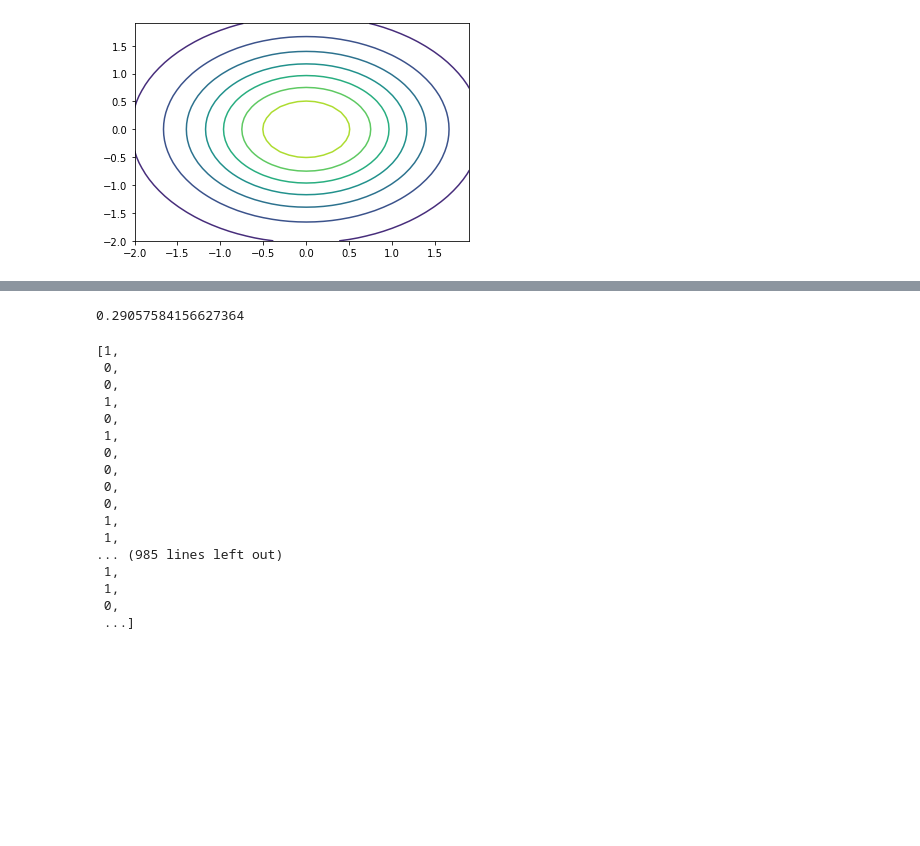
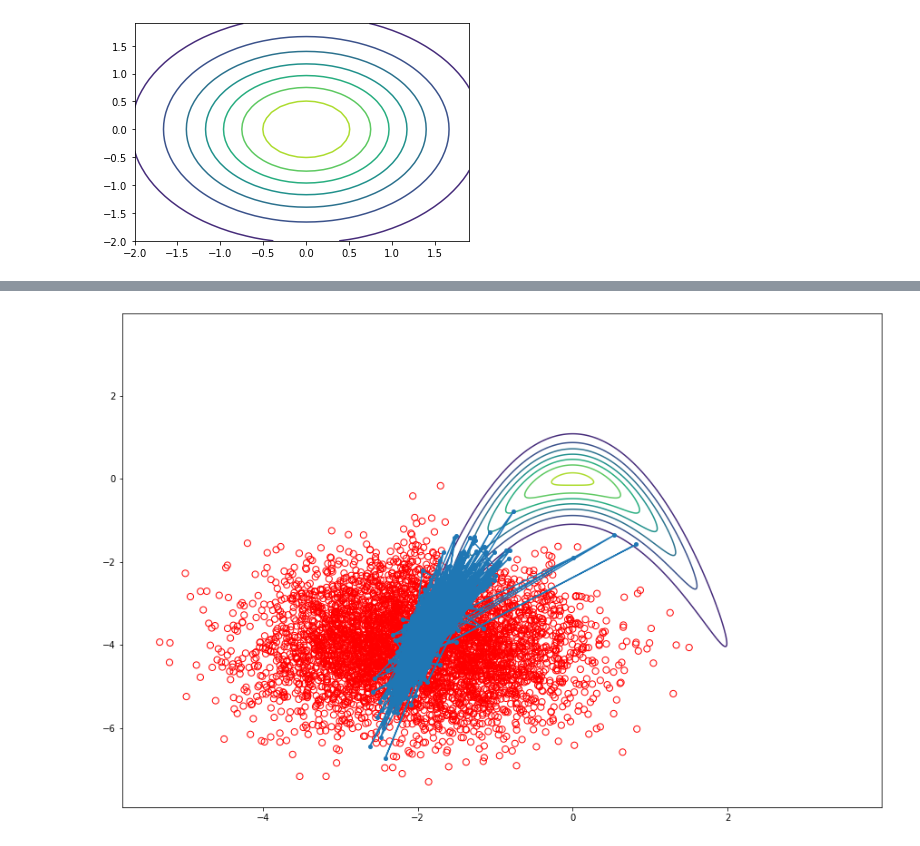
Before and after one commit to GeorgeLiang3/repository1, a Jupyter notebook: Banana_0.1-Bayes inference.ipynb, the cells around one changed output, grey strips where cells are left out. Saved outputs shown, nothing was run; the diff lists cells and outputs as text; code cells hidden in the pictures; blank space fills up the shorter version.

```diff
--- a/Banana_0.1-Bayes inference.ipynb
+++ b/Banana_0.1-Bayes inference.ipynb
@@ -108,11 +252,3 @@ Text(0, 0.5, 'x2')
-# %%
-#Randaom walk Matropolis
-
-initial = [0,0]
-
-rv.pdf(initial)
-# %% [output]
-0.29057584156627364
 # %%
 #Random Walk MH MCMC
 @tf.function
@@ -142,9 +277,15 @@ def accept_or_not(m_current,m_proposed,result):
 # %%
-def chain(step = 5000,resultlist=[], Session = sess):
-
+def chain(step = 5000):
+    resultlist=[]
     initial = [-2, -4]
     m_current = initial
     for s in range(step):
         m_proposed = draw_proposal(m_current)
-        m_proposed = Session.run(m_proposed)
-        accept_or_not(m_current,m_proposed,result)
+        m_proposed = m_proposed.numpy()
+        accept = accept_or_not(m_current,m_proposed)
+        if accept:
+            resultlist.append([m_proposed,1])
+        else:
+            resultlist.append([m_proposed,0])
+
+    return resultlist
@@ -157,24 +292,21 @@ with tf.Session() as sess:
-# %%
-[result[i][1] for i in range(np.shape(result)[0])]
-# %% [output]
-[1,
- 0,
- 0,
- 1,
- 0,
- 1,
- 0,
- 0,
- 0,
- 0,
- 1,
- 1,
-... (985 lines left out)
- 1,
- 1,
- 0,
- ...]
+# %%
+result = chain()
 # %%
-chain = [result[i][0] for i in range(np.shape(result)[0])]
-x1 = [chain[i][0] for i in range(np.shape(chain)[0])]
-y1 = [chain[i][1] for i in range(np.shape(chain)[0])]
+def chain_plot(result):
+    chain = [result[i][0] for i in range(np.shape(result)[0])]
+    x1 = [chain[i][0] for i in range(np.shape(chain)[0])]
+    y1 = [chain[i][1] for i in range(np.shape(chain)[0])]
+    re = pd.DataFrame(result)
+    accept_point = re[1]==1
+    reject_point = re[1]==0
+    df_accept = pd.DataFrame(re[accept_point][0].values.tolist(), index = re[accept_point].index)
+    df_reject = pd.DataFrame(re[reject_point][0].values.tolist(), index = re[reject_point].index)
+
+    plt.figure(figsize=(15,10))
+    plt.plot(df_accept[0],df_accept[1],'-o',markersize=4)
+    plt.scatter(df_reject[0],df_reject[1], s=50, facecolors='none', edgecolors='r')
+
+    plt.contour(x, y, rv.pdf(pos))
+chain_plot(result)
+# %% [output]
+[figure, added]
```
Also changed, not shown: parts of 17 cells of this notebook, 1 other file.
